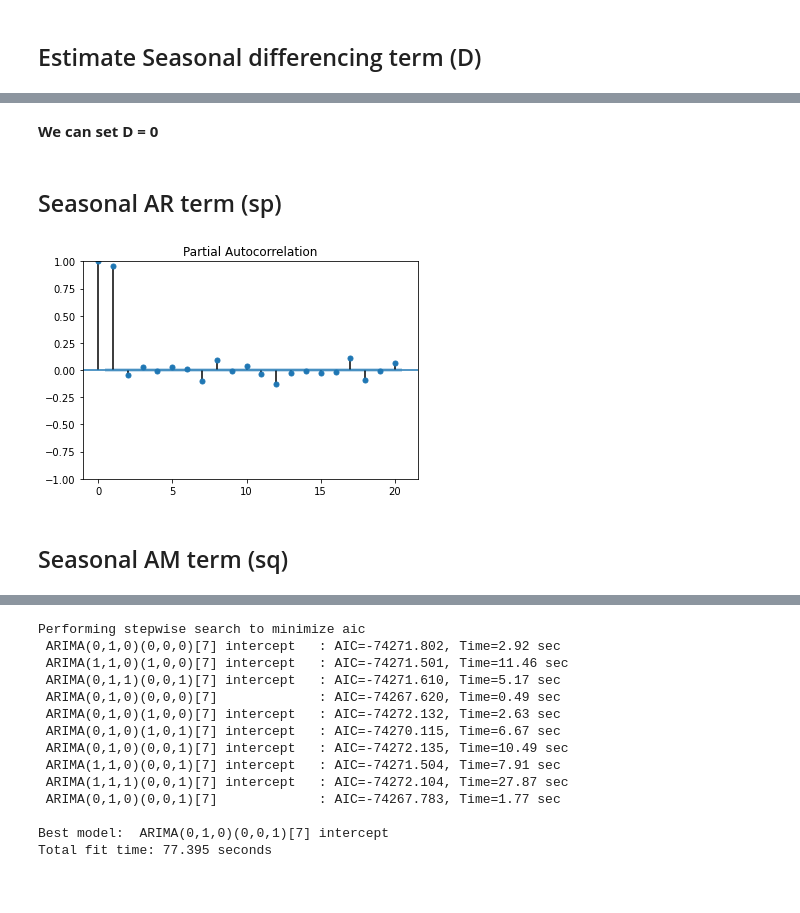
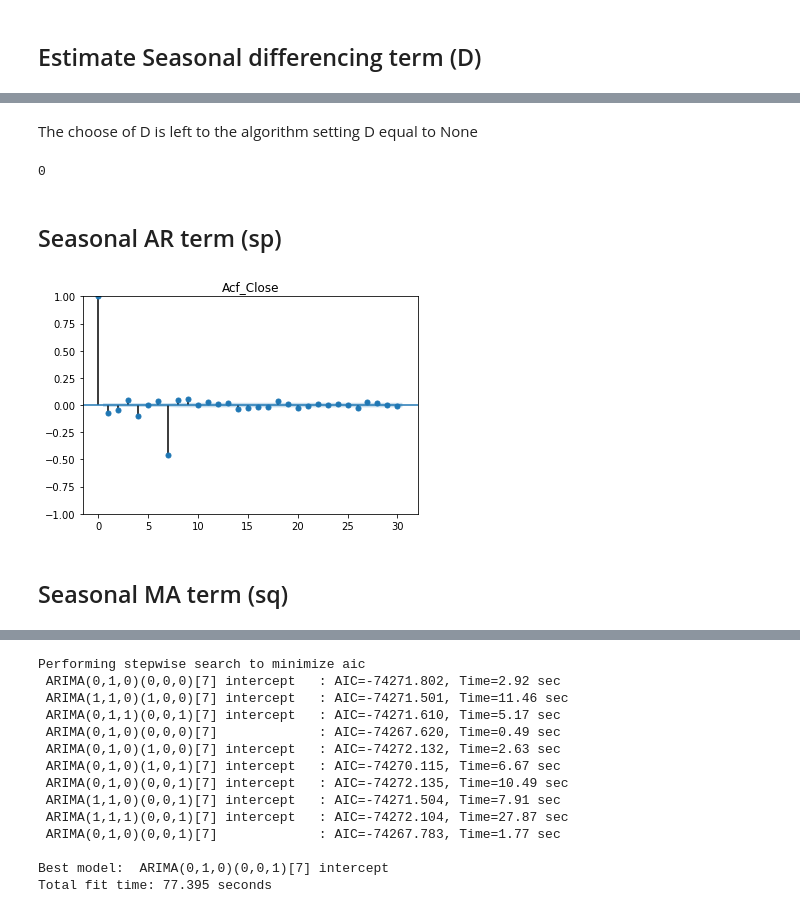
Before and after one commit to francescoliso/Time-Series-Analysis, a Jupyter notebook: 4_Arima_Arimax_Sarima_Sarimax.ipynb, the cells around one changed output, grey strips where cells are left out. Cells and saved outputs as stored; diff of their text form; code cells hidden in the pictures.

```diff
--- a/4_Arima_Arimax_Sarima_Sarimax.ipynb
+++ b/4_Arima_Arimax_Sarima_Sarimax.ipynb
@@ -868,12 +834,24 @@ The series is stationary
-# %% [markdown]
-**We can set D = 0**
+# %% [markdown]
+The choose of D is left to the algorithm setting D equal to None
+# %%
+from pmdarima.arima import OCSBTest
+s = OCSBTest(7)
+s.estimate_seasonal_differencing_term(y)
+# %% [output]
+0
 # %% [markdown]
 ## Seasonal AR term (sp)
-# %%
-from statsmodels.graphics.tsaplots import plot_acf, plot_pacf
-plot_pacf(seasonal, lags =20)
-plt.show()
-# %% [output]
-[figure, removed]
+# %%
+from statsmodels.graphics.tsaplots import plot_acf, plot_pacf
+
+for i in columns:
+    d = df[i].diff(7).dropna()
+    d7 = d.diff().dropna()
+    plot_acf(d7, lags=30, title=i)
+    plt.title('Acf_Close')
+    plt.show()
+    print('')
+# %% [output]
+[figure, added]
 # %% [markdown]
-## Seasonal AM term (sq)
+## Seasonal MA term (sq)
```
Also changed, not shown: parts of 6 cells of this notebook.
